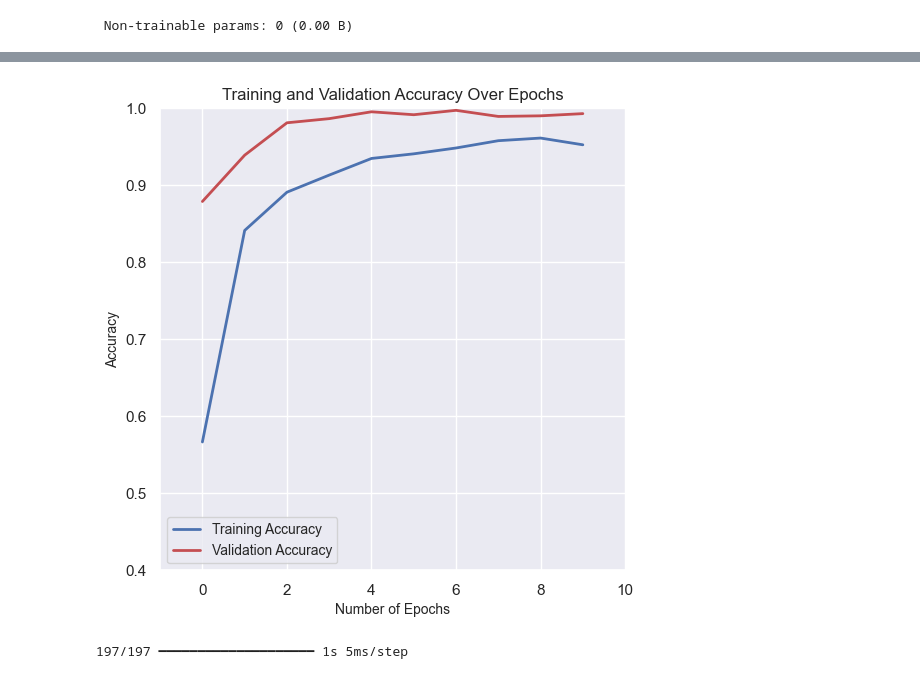
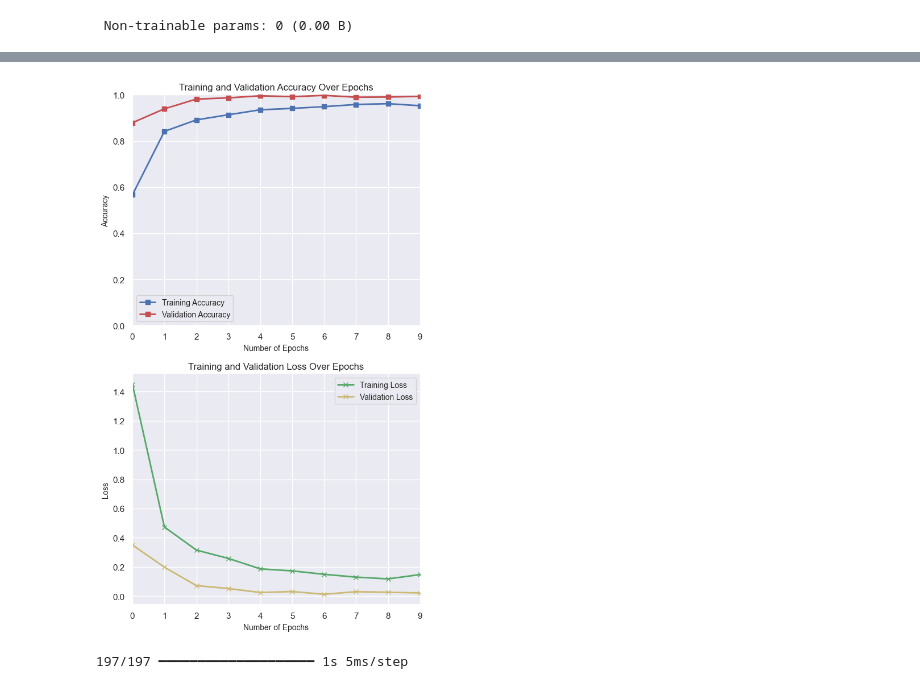
Before and after one commit to MsRCAtN/CNN-fruits-classification, a Jupyter notebook: src/init.ipynb, the cells around one changed output, grey strips where cells are left out. Cells and saved outputs as stored; diff of their text form; code cells hidden in the pictures.

```diff
--- a/src/init.ipynb
+++ b/src/init.ipynb
@@ -196,29 +196,42 @@ Epoch 9/10
 Epoch 10/10
 787/787 ━━━━━━━━━━━━━━━━━━━━ 8s 11ms/step - accuracy: 0.9539 - loss: 0.1450 - val_accuracy: 0.9930 - val_loss: 0.0221
 # %%
-
 import matplotlib.pyplot as plt
 import seaborn as sns
 
 # Use Seaborn's style
-sns.set_theme()
+sns.set_theme(style="darkgrid")
 
-plt.figure(figsize=(6,6)) # set the size of the figure
-plt.plot(history.history["accuracy"], color="b", label="Training Accuracy",linewidth=2)
-plt.plot(history.history["val_accuracy"], color="r", label="Validation Accuracy",linewidth=2)
+# 绘制准确率曲线
+plt.figure(figsize=(6, 10))  # 设置图表大小
+plt.subplot(2, 1, 1)  # 创建1行2列的子图，当前绘制第一个子图
+plt.plot(history.history["accuracy"], color="b", label="Training Accuracy", linewidth=2, marker="s")
+plt.plot(history.history["val_accuracy"], color="r", label="Validation Accuracy", linewidth=2, marker = "s")
 plt.title("Training and Validation Accuracy Over Epochs", fontsize=12)
 plt.xlabel("Number of Epochs", fontsize=10)
 plt.ylabel("Accuracy", fontsize=10)
 plt.grid(True)
-plt.ylim(0.4, 1)
+plt.ylim(0, 1)
 plt.legend(fontsize=10)
-plt.xlim(-1, 10)
-# Remove top and right borders
+plt.xlim(0, len(history.history["accuracy"]) - 1)
 sns.despine()
 
+# 绘制损失曲线
+plt.subplot(2, 1, 2)  # 当前绘制第二个子图
+plt.plot(history.history["loss"], color="g", label="Training Loss", linewidth=2, marker="x")
+plt.plot(history.history["val_loss"], color="y", label="Validation Loss", linewidth=2, marker="x")
+plt.title("Training and Validation Loss Over Epochs", fontsize=12)
+plt.xlabel("Number of Epochs", fontsize=10)
+plt.ylabel("Loss", fontsize=10)
+plt.grid(True)
+plt.legend(fontsize=10)
+plt.xlim(0, len(history.history["loss"]) - 1)
+sns.despine()
+
+plt.tight_layout()  # 调整子图之间的间距
 plt.show()
 # %% [output]
-[figure, old version]
+[figure, new version]
 # %%
 
 # Model evaluation: confusion matrix
```
Also changed, not shown: parts of 2 cells of this notebook.
